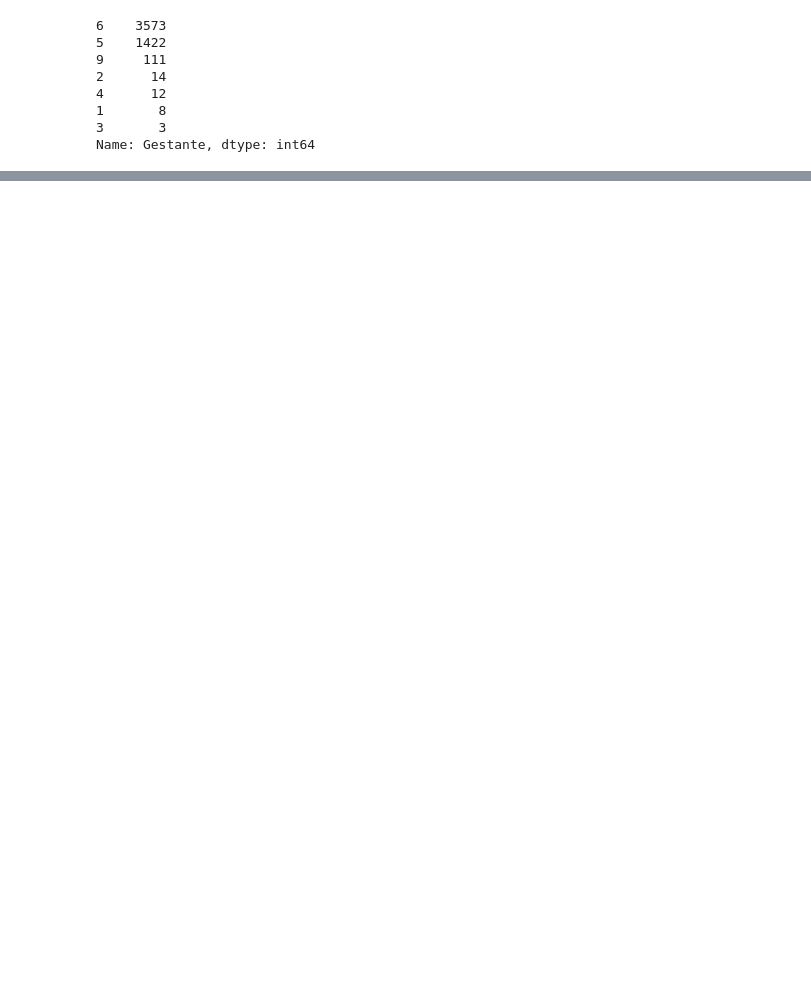
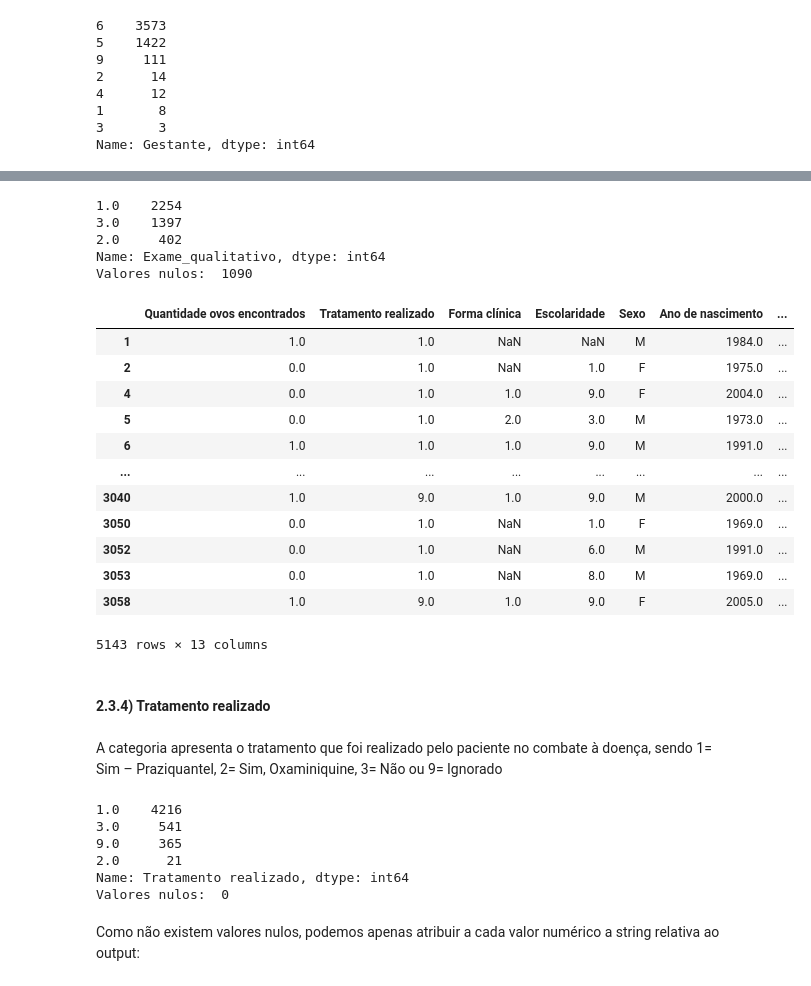
Before and after one commit to lipecorradini/mc853, a Jupyter notebook: pre_processing.ipynb, the cells around one changed output, grey strips where cells are left out. Saved outputs shown, nothing was run; the diff lists cells and outputs as text; code cells hidden in the pictures; blank space fills up the shorter version.

Commit message:
todas as categorias tratadas, apenas faltando UF

```diff
--- a/pre_processing.ipynb
+++ b/pre_processing.ipynb
@@ -216,0 +267,2 @@ Name: Gestante, dtype: int64
+# %%
+esq_valid = esq_valid.drop(columns=['Gestante', 'nao_gestante','gestante'])
@@ -216,0 +285,58 @@ Name: Gestante, dtype: int64
+# %%
+print(esq_valid['Exame_qualitativo'].value_counts())
+print("Valores nulos: ", esq_valid['Exame_qualitativo'].isna().sum())
+# %% [output]
+1.0    2254
+3.0    1397
+2.0     402
+Name: Exame_qualitativo, dtype: int64
+Valores nulos:  1090
+# %%
+# Adicionando "Desconhecido"
+esq_valid['Exame_qualitativo'].fillna("Desconhecido", inplace=True)
+# %%
+# Definindo valores numéricos como texto
+esq_valid['Exame_qualitativo'].replace(1, "Positivo", inplace=True)
+esq_valid['Exame_qualitativo'].replace(2, "Negativo", inplace=True)
+esq_valid['Exame_qualitativo'].replace(3, "Nao_Realizado", inplace=True)
+# %%
+# Criando novas colunas com one-hot-encoding
+df_onehot = pd.get_dummies(esq_valid['Exame_qualitativo'], prefix='Exame', dtype=int)
+
+# Concatenar com o DataFrame original
+esq_valid = pd.concat([esq_valid, df_onehot], axis=1)
+
+# Remover a coluna original
+esq_valid.drop(columns=['Exame_qualitativo'], inplace=True)
+# %%
+esq_valid
+# %% [output]
+|  | Quantidade ovos encontrados | Tratamento realizado | Forma clínica | Escolaridade | Sexo | Ano de nascimento | ... |
+| 1 | 1.0 | 1.0 | NaN | NaN | M | 1984.0 | ... |
+| 2 | 0.0 | 1.0 | NaN | 1.0 | F | 1975.0 | ... |
+| 4 | 0.0 | 1.0 | 1.0 | 9.0 | F | 2004.0 | ... |
+| 5 | 0.0 | 1.0 | 2.0 | 3.0 | M | 1973.0 | ... |
+| 6 | 1.0 | 1.0 | 1.0 | 9.0 | M | 1991.0 | ... |
+| ... | ... | ... | ... | ... | ... | ... | ... |
+| 3040 | 1.0 | 9.0 | 1.0 | 9.0 | M | 2000.0 | ... |
+| 3050 | 0.0 | 1.0 | NaN | 1.0 | F | 1969.0 | ... |
+| 3052 | 0.0 | 1.0 | NaN | 6.0 | M | 1991.0 | ... |
+| 3053 | 0.0 | 1.0 | NaN | 8.0 | M | 1969.0 | ... |
+| 3058 | 1.0 | 9.0 | 1.0 | 9.0 | F | 2005.0 | ... |
+5143 rows × 13 columns
+# %% [markdown]
+#### 2.3.4) Tratamento realizado
+# %% [markdown]
+A categoria apresenta o tratamento que foi realizado pelo paciente no combate à doença, sendo 1=  Sim  –  Praziquantel,  2=  Sim,  Oxaminiquine,  3=  Não  ou  9=  Ignorado
+# %%
+print(esq_valid['Tratamento realizado'].value_counts())
+print("Valores nulos: ", esq_valid['Tratamento realizado'].isna().sum())
+# %% [output]
+1.0    4216
+3.0     541
+9.0     365
+2.0      21
+Name: Tratamento realizado, dtype: int64
+Valores nulos:  0
+# %% [markdown]
+Como não existem valores nulos, podemos apenas atribuir a cada valor numérico a string relativa ao output:
```
Also changed, not shown: parts of 39 cells of this notebook.
